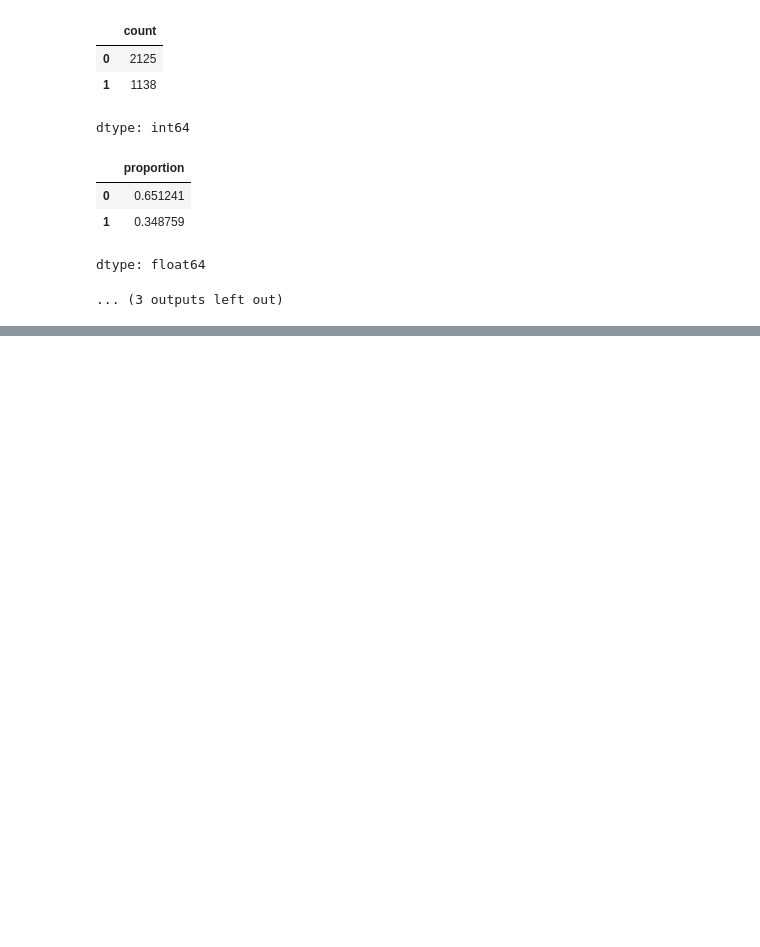
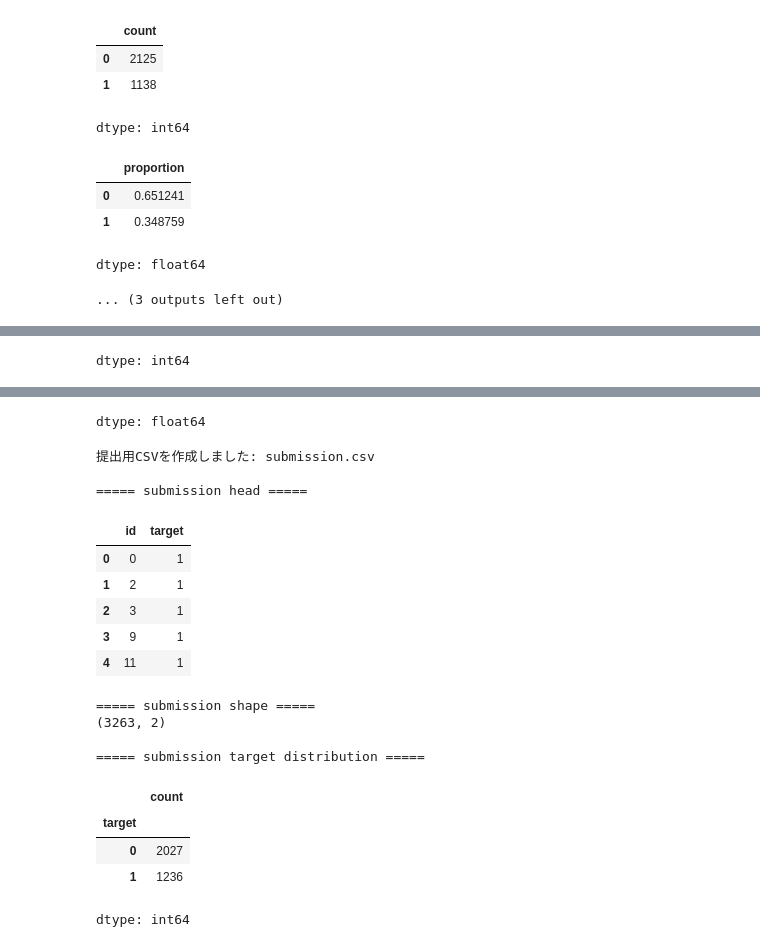
Before and after one commit to Mao925/Natural-Language-Processing-with-disaster-tweets, a Jupyter notebook: NLP.ipynb, the cells around one changed output, grey strips where cells are left out. Saved outputs shown, nothing was run; the diff lists cells and outputs as text; code cells hidden in the pictures; blank space fills up the shorter version.

Commit message:
Colab を使用して作成されました

```diff
--- a/NLP.ipynb
+++ b/NLP.ipynb
@@ -581,0 +1125,60 @@ dtype: float64
+# %%
+import numpy as np
+import pandas as pd
+
+# =========================
+# 1. test用Dataset作成
+# =========================
+
+test_dataset = BertTextDataset(
+    test_bert,
+    tokenizer=tokenizer,
+    max_length=MAX_LENGTH,
+    with_labels=False
+)
+
+print("test_dataset size:", len(test_dataset))
+
+
+# =========================
+# 2. testデータに対して予測
+# =========================
+
+test_output = trainer.predict(test_dataset)
+
+test_logits = test_output.predictions
+test_pred = np.argmax(test_logits, axis=1).astype(int)
+
+print("\n===== test prediction distribution =====")
+display(pd.Series(test_pred).value_counts())
+display(pd.Series(test_pred).value_counts(normalize=True))
+
+
+# =========================
+# 3. Kaggle提出用CSVを作成
+# =========================
+
+submission = pd.DataFrame({
+    "id": test_bert["id"].values,
+    "target": test_pred
+})
+
+submission_path = "submission.csv"
+submission.to_csv(submission_path, index=False)
+
+print("\n提出用CSVを作成しました:", submission_path)
+
+print("\n===== submission head =====")
+display(submission.head())
+
+print("\n===== submission shape =====")
+print(submission.shape)
+
+print("\n===== submission target distribution =====")
+display(submission["target"].value_counts())
+display(submission["target"].value_counts(normalize=True))
+
+# 必要ならColab上で手動ダウンロード
+# from google.colab import files
+# files.download(submission_path)
+# %% [output]
@@ -581,0 +1191 @@ dtype: float64
+dtype: int64
@@ -581,0 +1195,19 @@ dtype: float64
+dtype: float64
+提出用CSVを作成しました: submission.csv
+
+===== submission head =====
+|  | id | target |
+| 0 | 0 | 1 |
+| 1 | 2 | 1 |
+| 2 | 3 | 1 |
+| 3 | 9 | 1 |
+| 4 | 11 | 1 |
+===== submission shape =====
+(3263, 2)
+
+===== submission target distribution =====
+|  | count |
+| target |  |
+| 0 | 2027 |
+| 1 | 1236 |
+dtype: int64
```
Also changed, not shown: parts of 3 cells of this notebook.
